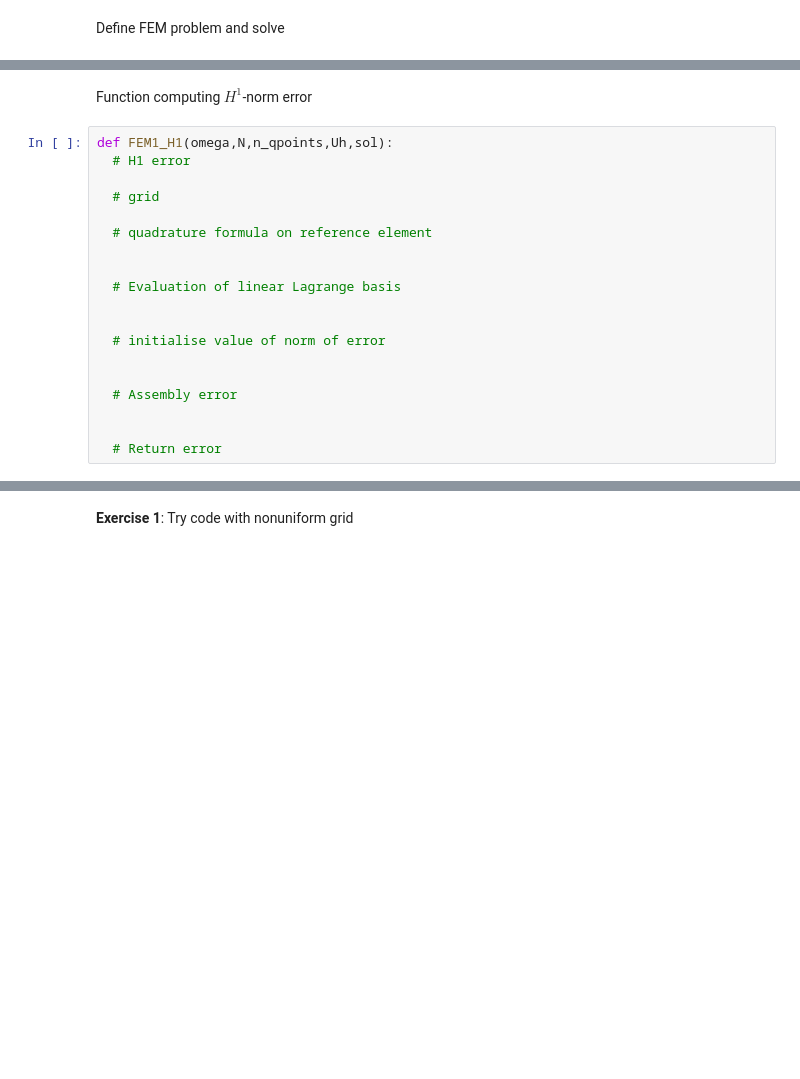
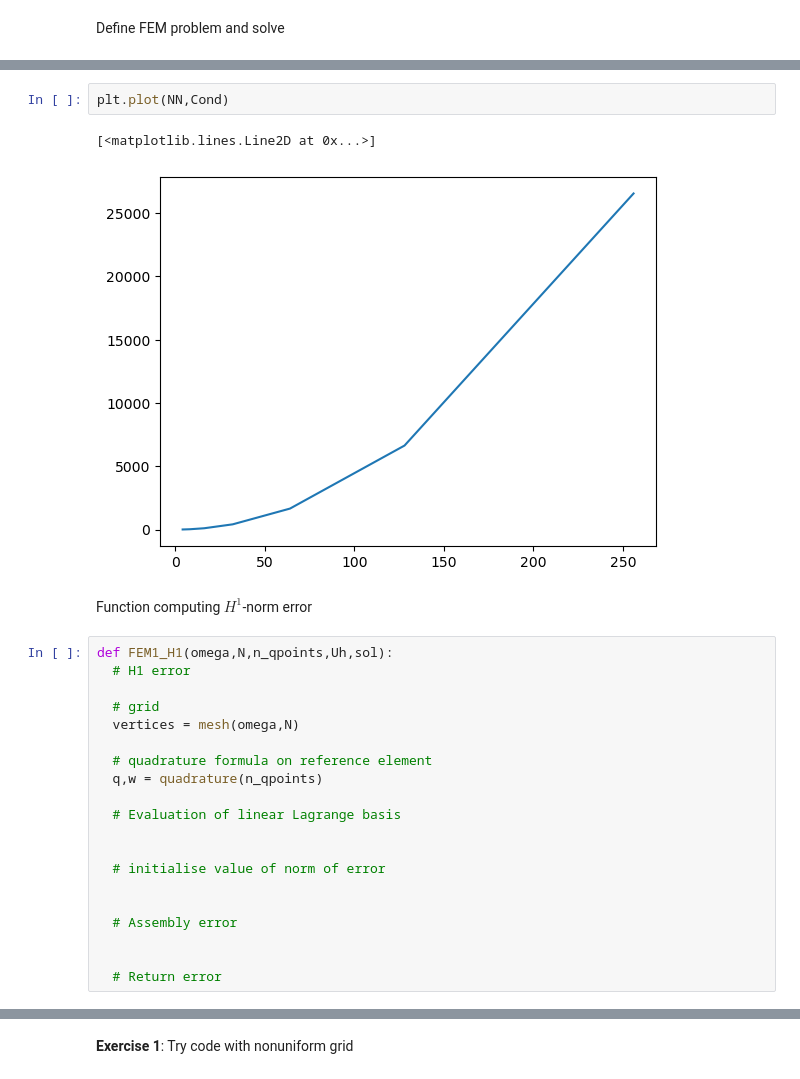
Before and after one commit to Gabriele-Codega/NSPDE-ANA2023, a Jupyter notebook: Python/C5.ipynb, the cells around one changed output, grey strips where cells are left out. Saved outputs shown, nothing was run; the diff lists cells and outputs as text; blank space fills up the shorter version.

```diff
--- a/Python/C5.ipynb
+++ b/Python/C5.ipynb
@@ -204,3 +248,8 @@ for i in range(7):
+# %%
+plt.plot(NN,Cond)
+# %% [output]
+[<matplotlib.lines.Line2D at 0x...>]
+[figure, added]
 # %% [markdown]
 Function computing $H^1$-norm error
 # %%
@@ -208,9 +257,10 @@ def FEM1_H1(omega,N,n_qpoints,Uh,sol):
   # H1 error
 
   # grid
+  vertices = mesh(omega,N)
 
   # quadrature formula on reference element
-
+  q,w = quadrature(n_qpoints)
 
   # Evaluation of linear Lagrange basis
 
```
Also changed, not shown: parts of 7 cells of this notebook, 2 other files.
